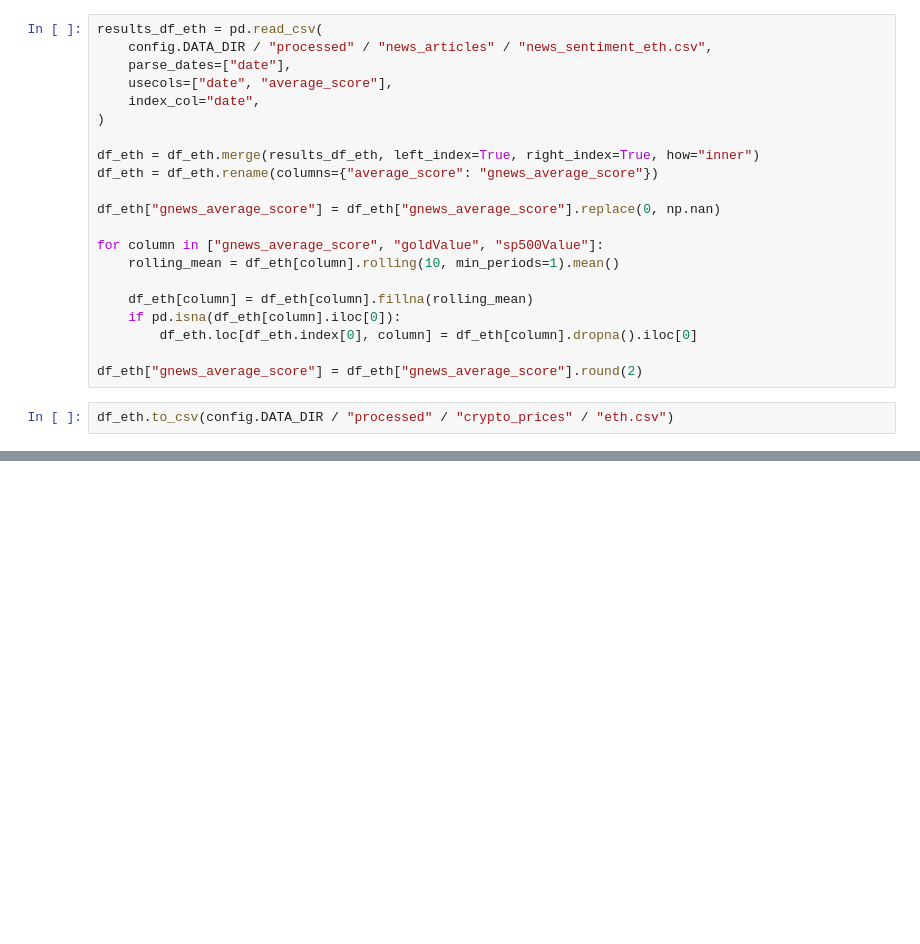
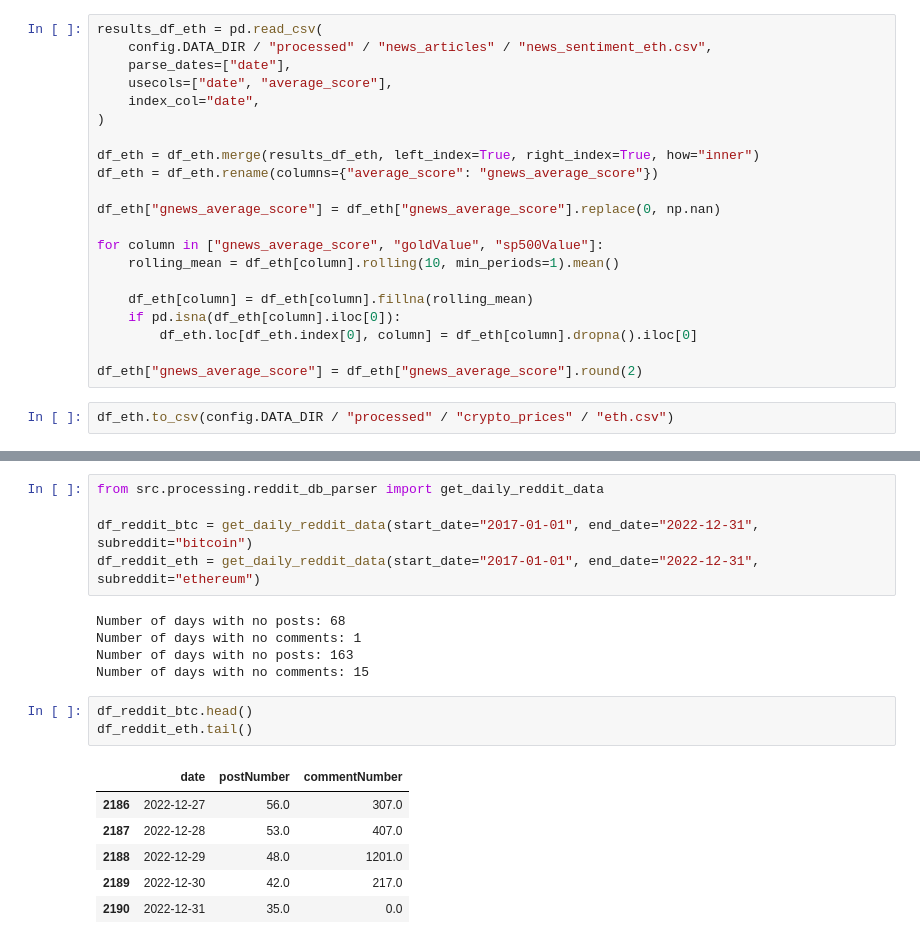
Before and after one commit to SMatti2/cryptoCapstone, a Jupyter notebook: notebooks/multi_source_data/08_integrate_non_financial_variables.ipynb, the cells around one changed output, grey strips where cells are left out. Saved outputs shown, nothing was run; the diff lists cells and outputs as text; blank space fills up the shorter version.

Commit message:
use get daily post and comments into df function

```diff
--- a/notebooks/multi_source_data/08_integrate_non_financial_variables.ipynb
+++ b/notebooks/multi_source_data/08_integrate_non_financial_variables.ipynb
@@ -245,0 +259,20 @@ df_eth.to_csv(config.DATA_DIR / "processed" / "crypto_prices" / "eth.csv")
+# %%
+from src.processing.reddit_db_parser import get_daily_reddit_data
+
+df_reddit_btc = get_daily_reddit_data(start_date="2017-01-01", end_date="2022-12-31", subreddit="bitcoin")
+df_reddit_eth = get_daily_reddit_data(start_date="2017-01-01", end_date="2022-12-31", subreddit="ethereum")
+# %% [output]
+Number of days with no posts: 68
+Number of days with no comments: 1
+Number of days with no posts: 163
+Number of days with no comments: 15
+# %%
+df_reddit_btc.head()
+df_reddit_eth.tail()
+# %% [output]
+|  | date | postNumber | commentNumber |
+| 2186 | 2022-12-27 | 56.0 | 307.0 |
+| 2187 | 2022-12-28 | 53.0 | 407.0 |
+| 2188 | 2022-12-29 | 48.0 | 1201.0 |
+| 2189 | 2022-12-30 | 42.0 | 217.0 |
+| 2190 | 2022-12-31 | 35.0 | 0.0 |
```
Also changed, not shown: parts of 4 cells of this notebook.
